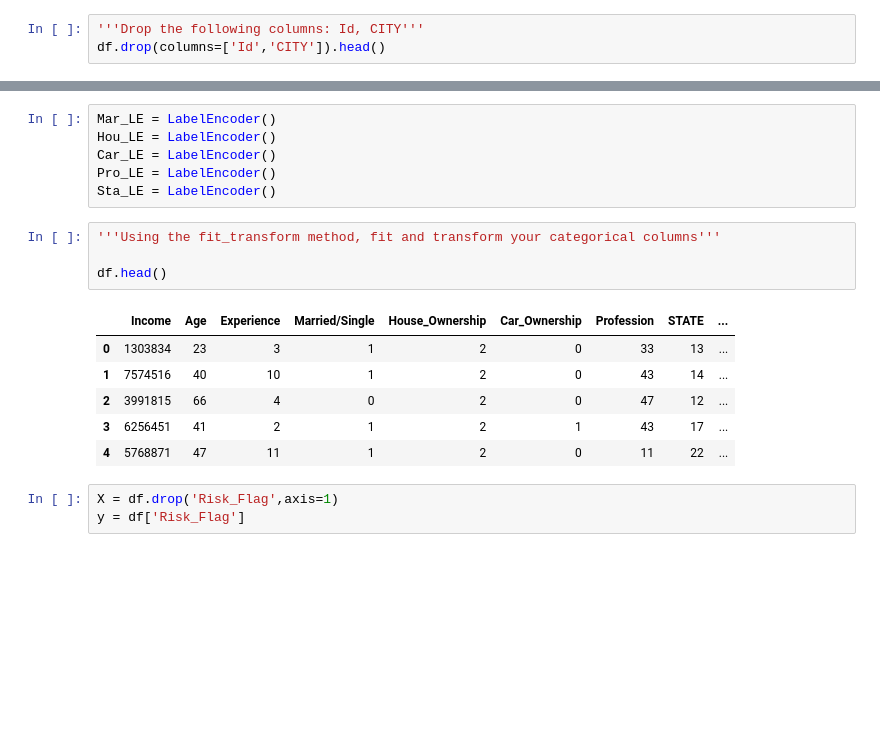
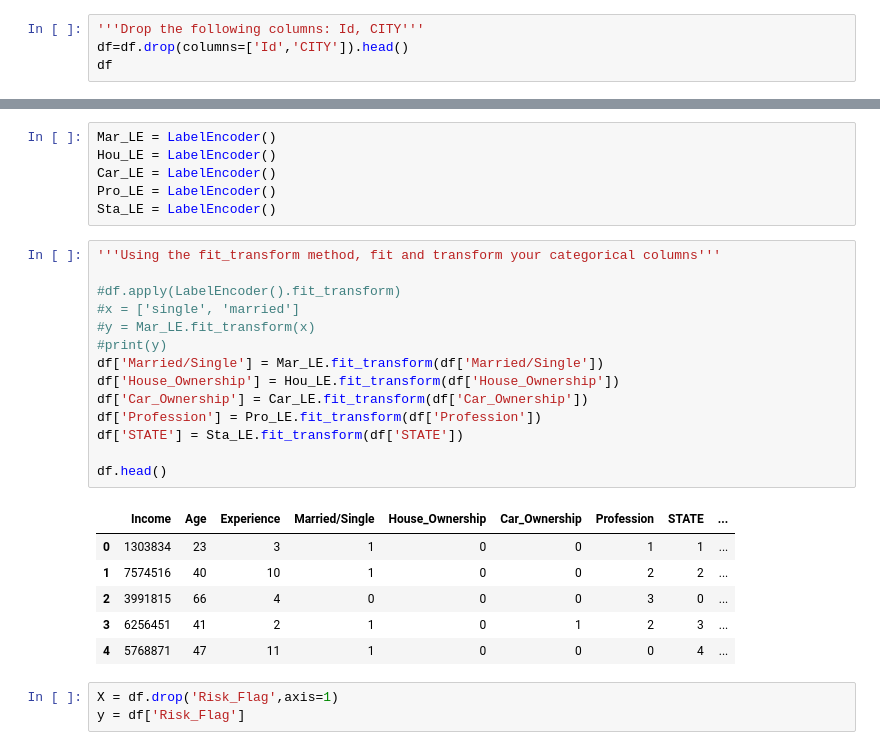
Before and after one commit to fyisa2/ATechSpace, a Jupyter notebook: Final_Assessment.ipynb, the cells around one changed output, grey strips where cells are left out. Saved outputs shown, nothing was run; the diff lists cells and outputs as text; blank space fills up the shorter version.

```diff
--- a/Final_Assessment.ipynb
+++ b/Final_Assessment.ipynb
@@ -268,7 +268,8 @@ df
 252000 rows × 13 columns
 # %%
 '''Drop the following columns: Id, CITY'''
-df.drop(columns=['Id','CITY']).head()
+df=df.drop(columns=['Id','CITY']).head()
+df
 # %% [output]
 |  | Income | Age | Experience | Married/Single | House_Ownership | Car_Ownership | Profession | STATE | ... |
 | 0 | 1303834 | 23 | 3 | single | rented | no | Mechanical_engineer | Madhya_Pradesh | ... |
@@ -287,17 +288,27 @@ Hou_LE = LabelEncoder()
 Car_LE = LabelEncoder()
 Pro_LE = LabelEncoder()
 Sta_LE = LabelEncoder()
-# %%
-'''Using the fit_transform method, fit and transform your categorical columns'''
-
-df.head()
-# %% [output]
-|  | Income | Age | Experience | Married/Single | House_Ownership | Car_Ownership | Profession | STATE | ... |
-| 0 | 1303834 | 23 | 3 | 1 | 2 | 0 | 33 | 13 | ... |
-| 1 | 7574516 | 40 | 10 | 1 | 2 | 0 | 43 | 14 | ... |
-| 2 | 3991815 | 66 | 4 | 0 | 2 | 0 | 47 | 12 | ... |
-| 3 | 6256451 | 41 | 2 | 1 | 2 | 1 | 43 | 17 | ... |
-| 4 | 5768871 | 47 | 11 | 1 | 2 | 0 | 11 | 22 | ... |
+# %%
+'''Using the fit_transform method, fit and transform your categorical columns'''
+
+#df.apply(LabelEncoder().fit_transform)
+#x = ['single', 'married']
+#y = Mar_LE.fit_transform(x)
+#print(y)
+df['Married/Single'] = Mar_LE.fit_transform(df['Married/Single'])
+df['House_Ownership'] = Hou_LE.fit_transform(df['House_Ownership'])
+df['Car_Ownership'] = Car_LE.fit_transform(df['Car_Ownership'])
+df['Profession'] = Pro_LE.fit_transform(df['Profession'])
+df['STATE'] = Sta_LE.fit_transform(df['STATE'])
+
+df.head()
+# %% [output]
+|  | Income | Age | Experience | Married/Single | House_Ownership | Car_Ownership | Profession | STATE | ... |
+| 0 | 1303834 | 23 | 3 | 1 | 0 | 0 | 1 | 1 | ... |
+| 1 | 7574516 | 40 | 10 | 1 | 0 | 0 | 2 | 2 | ... |
+| 2 | 3991815 | 66 | 4 | 0 | 0 | 0 | 3 | 0 | ... |
+| 3 | 6256451 | 41 | 2 | 1 | 0 | 1 | 2 | 3 | ... |
+| 4 | 5768871 | 47 | 11 | 1 | 0 | 0 | 0 | 4 | ... |
 # %%
 X = df.drop('Risk_Flag',axis=1)
 y = df['Risk_Flag']
```
